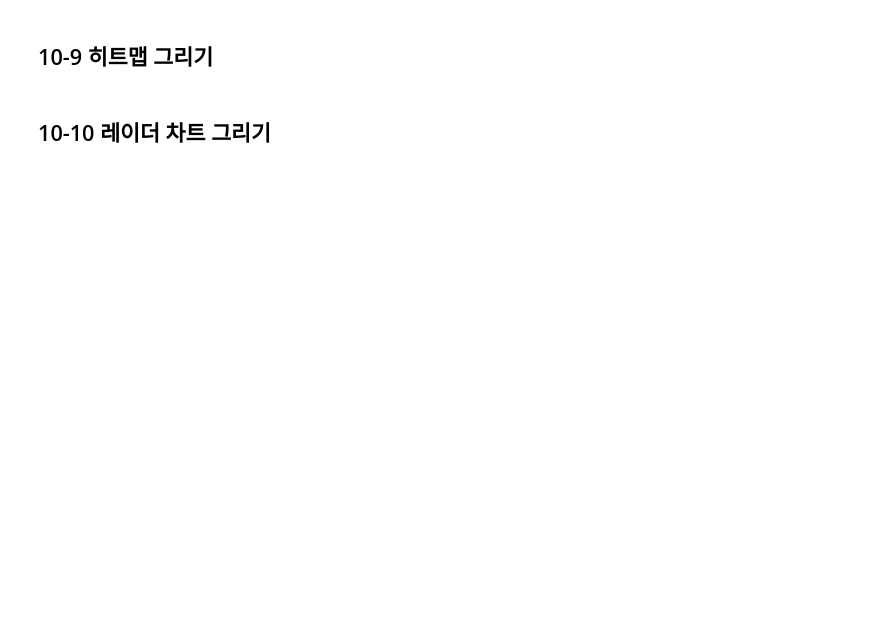
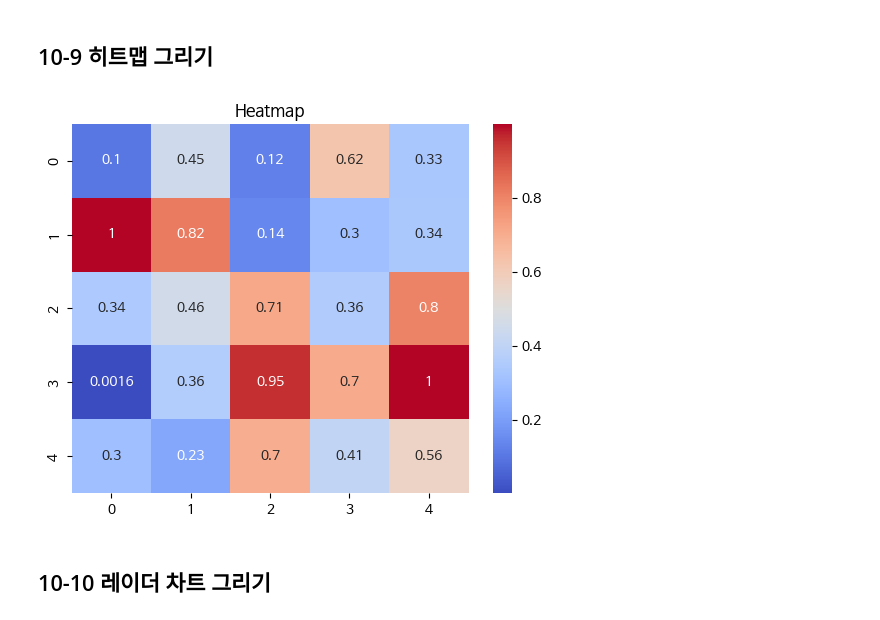
Before and after one commit to akatwinkle/bab_bab, a Jupyter notebook: 오픈소스_데이터_분석_10강.ipynb, the cells around one changed output. Saved outputs shown, nothing was run; the diff lists cells and outputs as text; code cells hidden in the pictures; blank space fills up the shorter version.

```diff
--- a/오픈소스_데이터_분석_10강.ipynb
+++ b/오픈소스_데이터_분석_10강.ipynb
@@ -196,15 +200,17 @@ plt.show()
 # %%
 import matplotlib.pyplot as plt
 import seaborn as sns
 import numpy as np
 
 ## 데이터 생성 (5x5 크기의 무작위 행렬)
 data = np.random.rand(5, 5)
 
 ## seaborn을 이용하여 히트맵 그리기
-
+sns.heatmap(data, annot=True, cmap='coolwarm') #annot: 값표현여부
 plt.title("Heatmap")
 plt.show()
+# %% [output]
+[figure, added]
 # %% [markdown]
 ## 10-10 레이더 차트 그리기
 # %%
```
Also changed, not shown: parts of 15 cells of this notebook.
